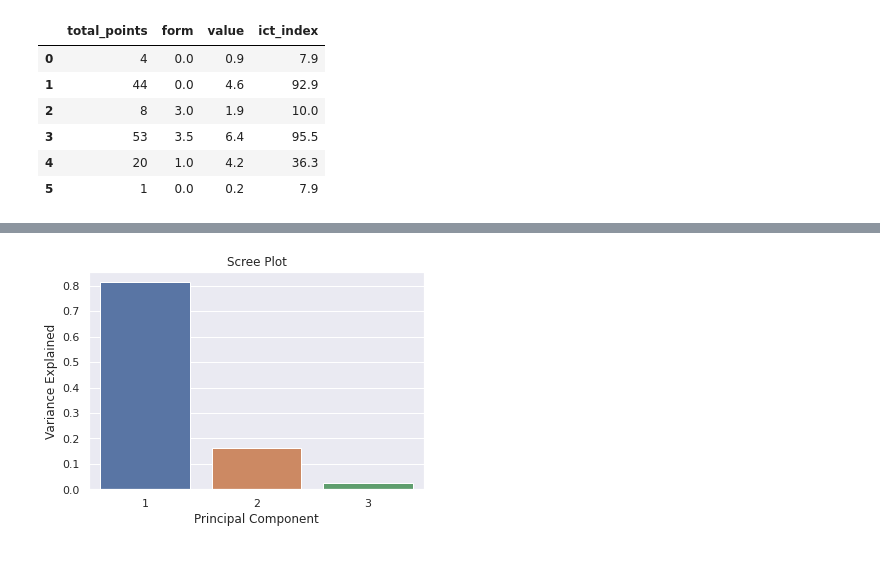
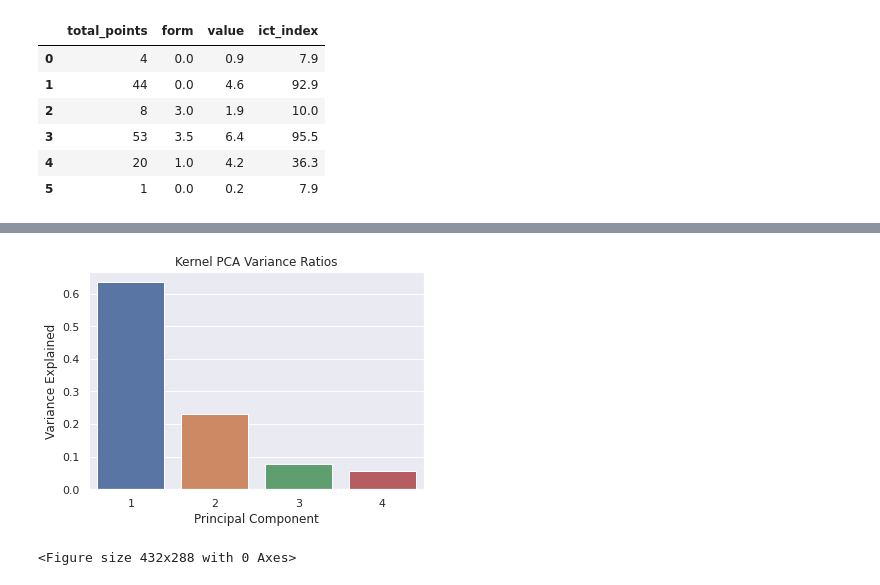
Before and after one commit to SitwalaM/fpl, a Jupyter notebook: notebooks/fpl_eda.ipynb, the cells around one changed output, grey strips where cells are left out. Saved outputs shown, nothing was run; the diff lists cells and outputs as text; code cells hidden in the pictures.

```diff
--- a/notebooks/fpl_eda.ipynb
+++ b/notebooks/fpl_eda.ipynb
@@ -270,9 +292,13 @@ pca_fit = pca.fit(scaled_df)
 # %%
-PC_values = np.arange(pca.n_components_) + 1
-sns.barplot(PC_values, pca.explained_variance_ratio_)
-plt.title('Scree Plot')
+PC_values = np.arange(pca_fit_k.n_components) + 1
+explained_variance = np.var(Xt, axis=0)
+explained_variance_ratio = explained_variance / np.sum(explained_variance)
+sns.barplot(PC_values, explained_variance_ratio)
+plt.title('Kernel PCA Variance Ratios')
 plt.xlabel('Principal Component')
 plt.ylabel('Variance Explained')
 plt.show()
+plt.savefig("../images/variance_ratios.png")
 # %% [output]
-[figure, old version]
+[figure, new version]
+<Figure size 432x288 with 0 Axes>
```
Also changed, not shown: parts of 12 cells of this notebook.
